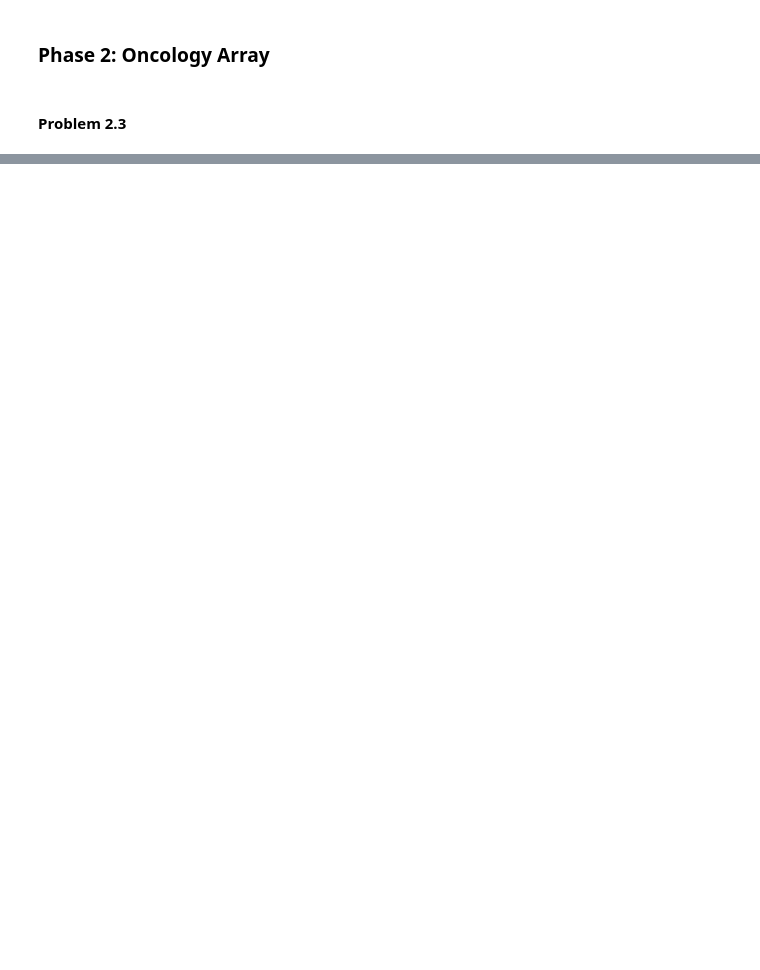
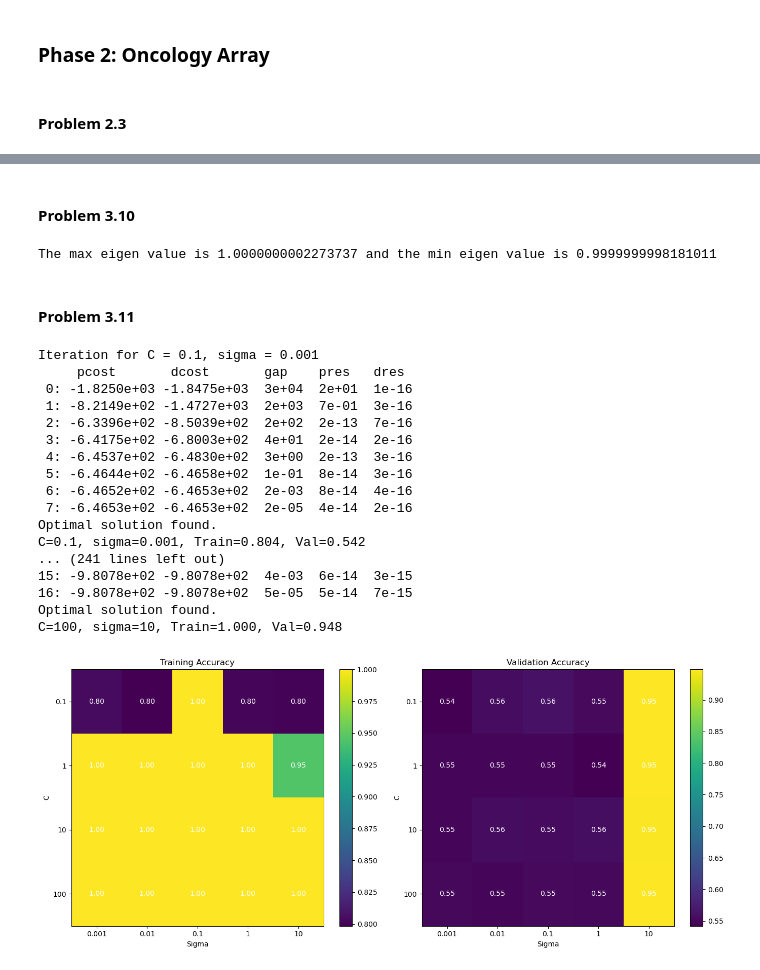
Before and after one commit to dwaipayanhaldar/E1-213-Pattern-Recognition-Neural-Network, a Jupyter notebook: Assignment_1/E1_213_A1_Dwaipayan_Haldar_code.ipynb, the cells around one changed output, grey strips where cells are left out. Saved outputs shown, nothing was run; the diff lists cells and outputs as text; code cells hidden in the pictures; blank space fills up the shorter version.

```diff
--- a/Assignment_1/E1_213_A1_Dwaipayan_Haldar_code.ipynb
+++ b/Assignment_1/E1_213_A1_Dwaipayan_Haldar_code.ipynb
@@ -114,0 +145,4 @@ sigma
+# %%
+model = gaussian_mixture(data_3)
+initial_ll, later_ll, alpha, mu, sigma = model.expectation_maximization(4,1)
+print(f"The initial marginal log likelihood is {initial_ll} and the log likelihood after one iteration is {later_ll[0]}")
@@ -114,0 +208,75 @@ sigma
+# %% [markdown]
+#### Problem 3.10
+# %%
+model = soft_margin_classifier(data_3)
+K, evals = model.rbf_kernel(0.1, model.X1, eval=True)
+
+print(f"The max eigen value is {np.max(evals)} and the min eigen value is {np.min(evals)}")
+# %% [output]
+The max eigen value is 1.0000000002273737 and the min eigen value is 0.9999999998181011
+# %% [markdown]
+#### Problem 3.11
+# %%
+model = soft_margin_classifier(data_3)
+
+C_list = [0.1,1,10,100]
+sigma_list = [0.001,0.01,0.1,1,10]
+
+train_acc_mat = np.zeros((len(C_list), len(sigma_list)))
+val_acc_mat = np.zeros((len(C_list), len(sigma_list)))
+
+for i, C in enumerate(C_list):
+    for j, sigma in enumerate(sigma_list):
+        tr_acc, val_acc = model.hyperparameter_topography(C,sigma)
+
+        train_acc_mat[i, j] = tr_acc
+        val_acc_mat[i, j] = val_acc
+
+        print(f"C={C}, sigma={sigma}, Train={tr_acc:.3f}, Val={val_acc:.3f}")
+
+
+fig, axes = plt.subplots(1, 2, figsize=(14,6))
+
+mats = [train_acc_mat, val_acc_mat]
+titles = ["Training Accuracy", "Validation Accuracy"]
+
+for ax, mat, title in zip(axes, mats, titles):
+    im = ax.imshow(mat, cmap='viridis', aspect='auto')
+
+    ax.set_xticks(range(len(sigma_list)))
+    ax.set_yticks(range(len(C_list)))
+    ax.set_xticklabels(sigma_list)
+    ax.set_yticklabels(C_list)
+
+    ax.set_xlabel("Sigma")
+    ax.set_ylabel("C")
+    ax.set_title(title)
+
+    # text values
+    for i in range(len(C_list)):
+        for j in range(len(sigma_list)):
+            ax.text(j, i, f"{mat[i,j]:.2f}", ha='center', va='center', color='white')
+
+    fig.colorbar(im, ax=ax)
+
+plt.tight_layout()
+plt.show()
+# %% [output]
+Iteration for C = 0.1, sigma = 0.001
+     pcost       dcost       gap    pres   dres
+ 0: -1.8250e+03 -1.8475e+03  3e+04  2e+01  1e-16
+ 1: -8.2149e+02 -1.4727e+03  2e+03  7e-01  3e-16
+ 2: -6.3396e+02 -8.5039e+02  2e+02  2e-13  7e-16
+ 3: -6.4175e+02 -6.8003e+02  4e+01  2e-14  2e-16
+ 4: -6.4537e+02 -6.4830e+02  3e+00  2e-13  3e-16
+ 5: -6.4644e+02 -6.4658e+02  1e-01  8e-14  3e-16
+ 6: -6.4652e+02 -6.4653e+02  2e-03  8e-14  4e-16
+ 7: -6.4653e+02 -6.4653e+02  2e-05  4e-14  2e-16
+Optimal solution found.
+C=0.1, sigma=0.001, Train=0.804, Val=0.542
+... (241 lines left out)
+15: -9.8078e+02 -9.8078e+02  4e-03  6e-14  3e-15
+16: -9.8078e+02 -9.8078e+02  5e-05  5e-14  7e-15
+Optimal solution found.
+C=100, sigma=10, Train=1.000, Val=0.948
+[figure, added]
```
Also changed, not shown: parts of 23 cells of this notebook, 1 other file.
